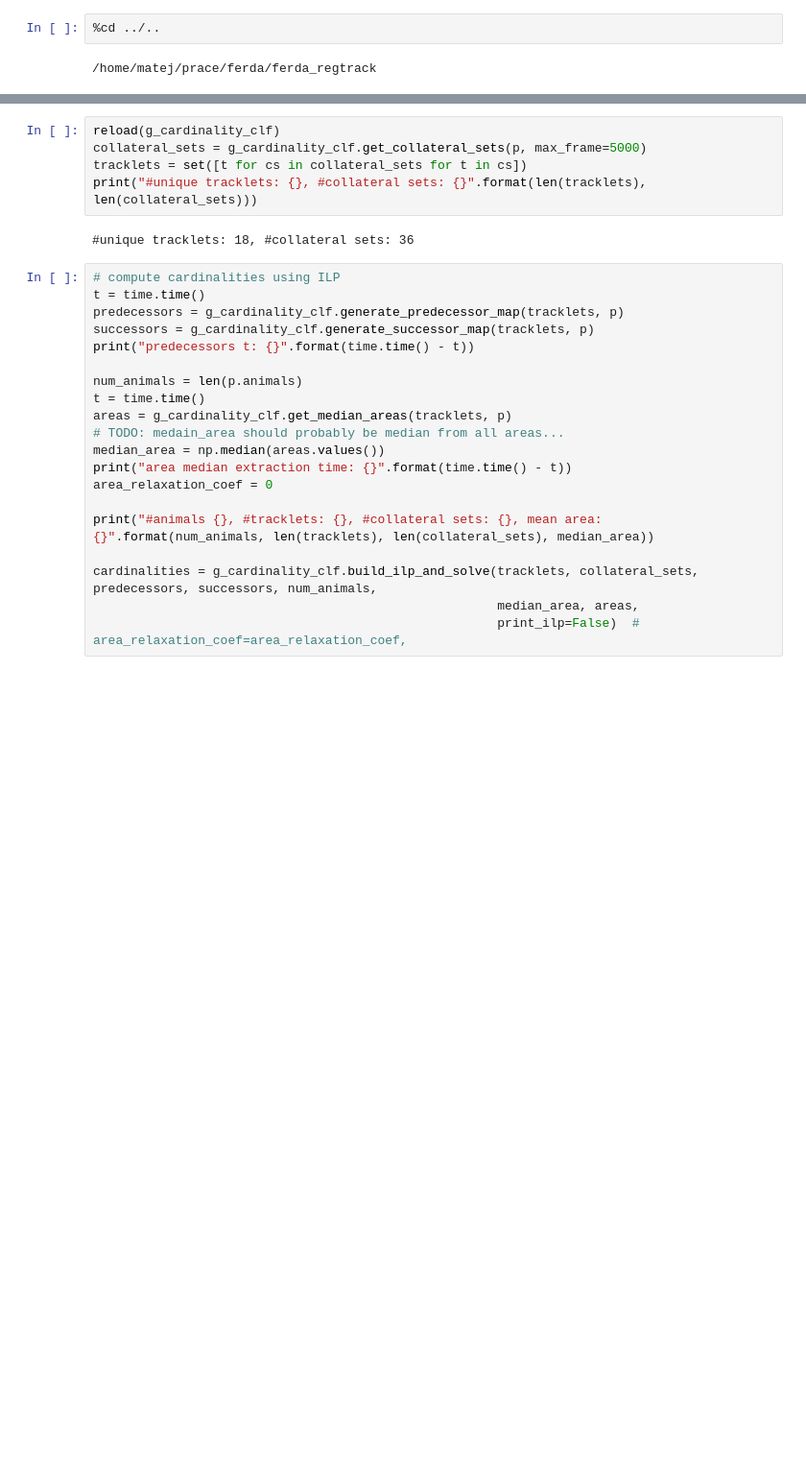
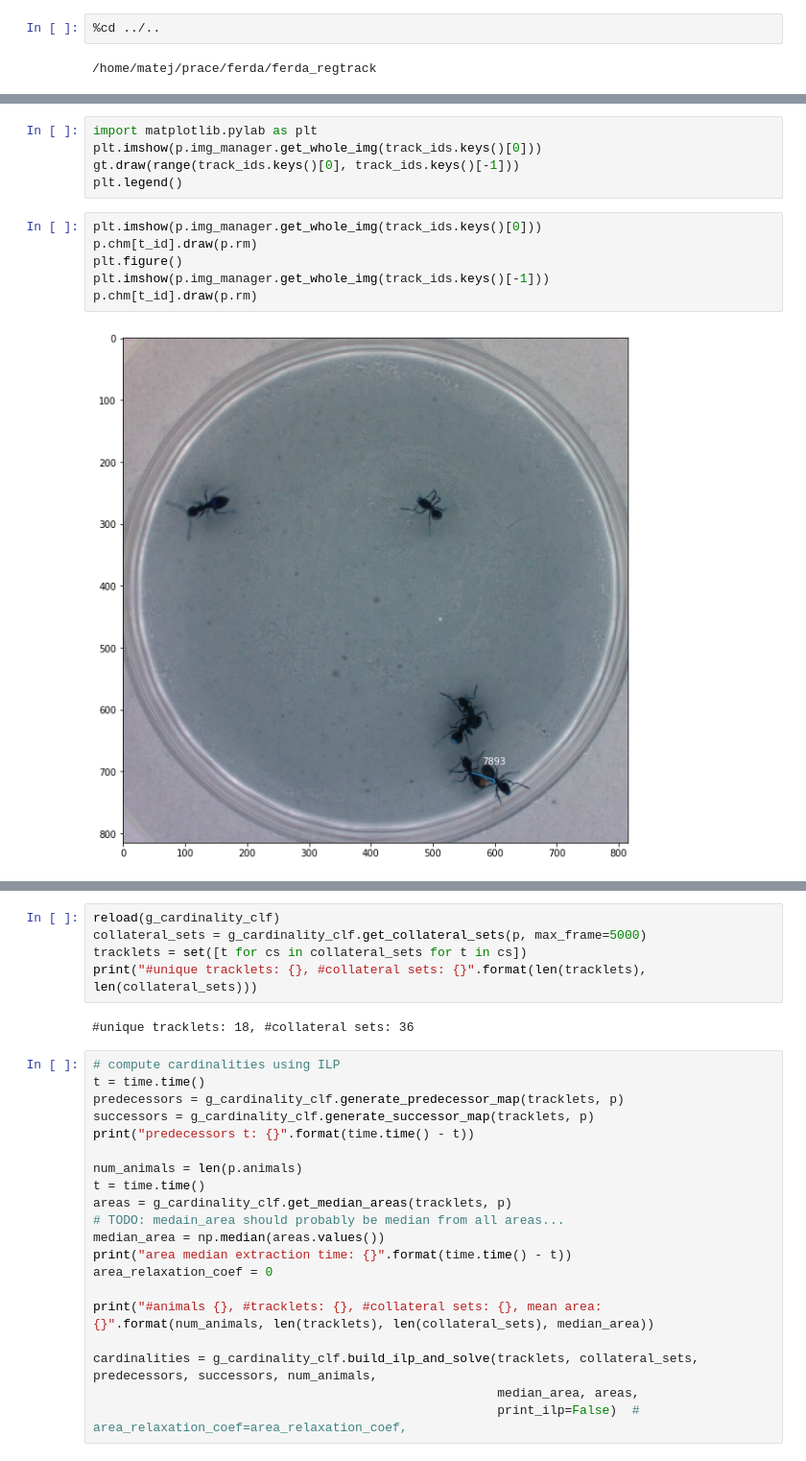
Before and after one commit to Flipajs/FERDA, a Jupyter notebook: experiments/cardinality_classifier/global_cardinality_classifier.ipynb, the cells around one changed output, grey strips where cells are left out. Shown at 96% size. Saved outputs shown, nothing was run; the diff lists cells and outputs as text; blank space fills up the shorter version.

```diff
--- a/experiments/cardinality_classifier/global_cardinality_classifier.ipynb
+++ b/experiments/cardinality_classifier/global_cardinality_classifier.ipynb
@@ -63,0 +51,13 @@ correct_labels
+# %%
+import matplotlib.pylab as plt
+plt.imshow(p.img_manager.get_whole_img(track_ids.keys()[0]))
+gt.draw(range(track_ids.keys()[0], track_ids.keys()[-1]))
+plt.legend()
+# %%
+plt.imshow(p.img_manager.get_whole_img(track_ids.keys()[0]))
+p.chm[t_id].draw(p.rm)
+plt.figure()
+plt.imshow(p.img_manager.get_whole_img(track_ids.keys()[-1]))
+p.chm[t_id].draw(p.rm)
+# %% [output]
+[figure, added]
```
Also changed, not shown: parts of 19 cells of this notebook.
